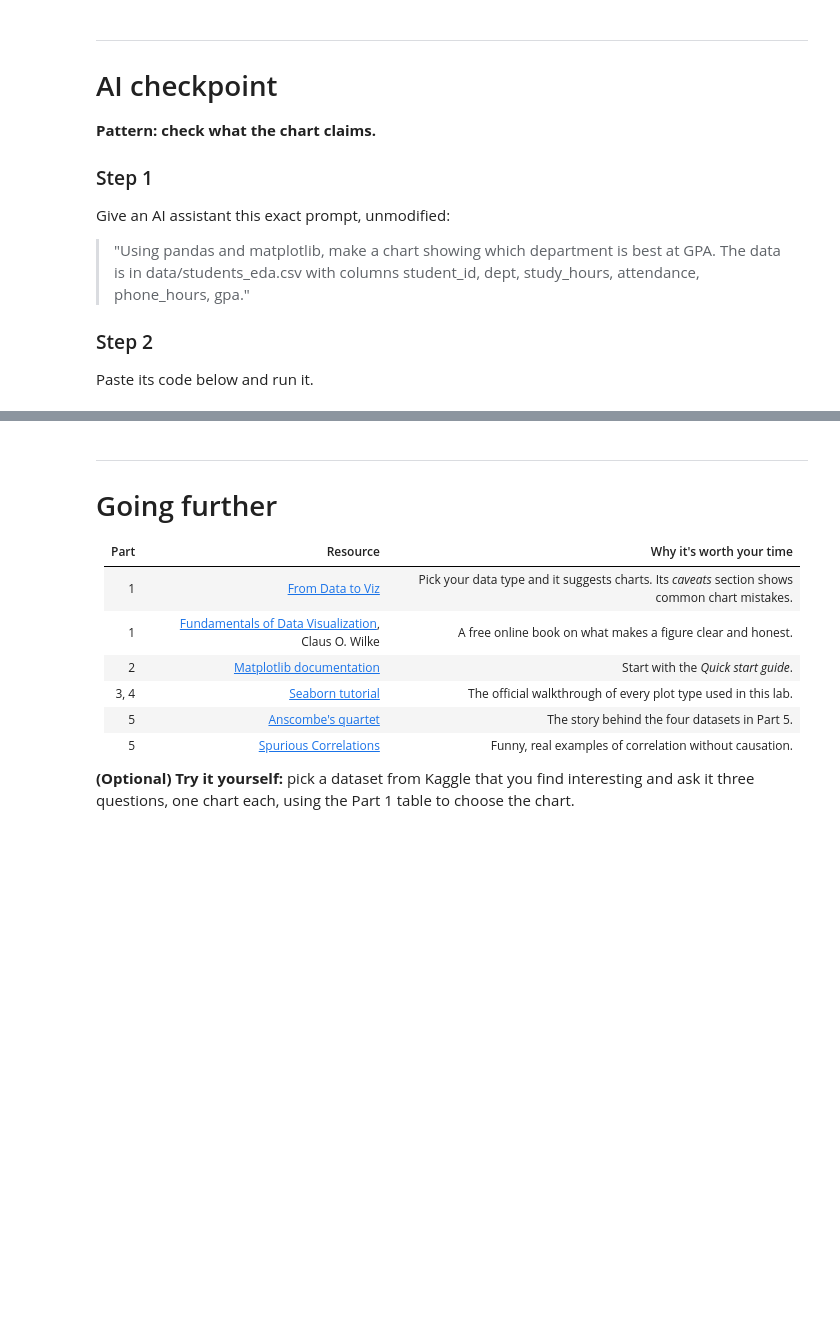
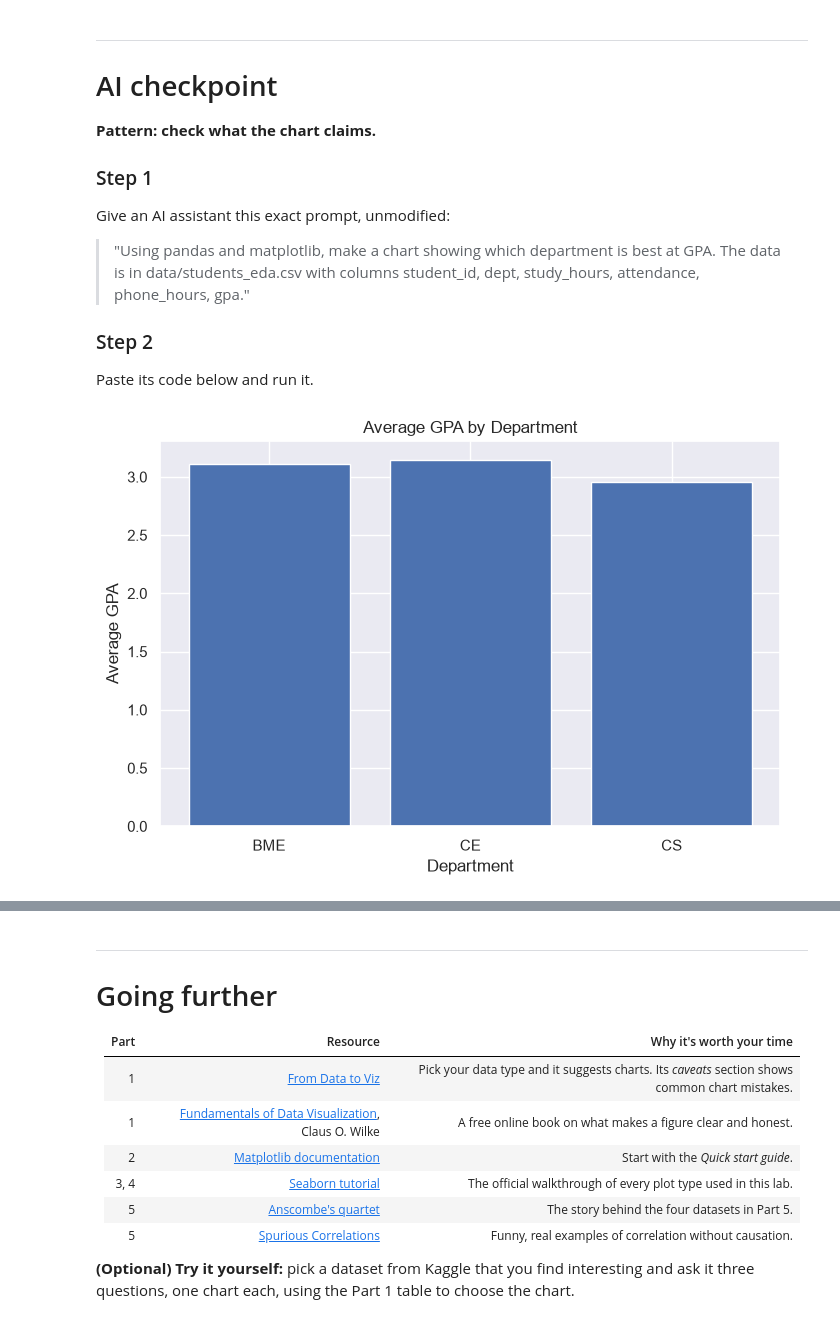
Before and after one commit to noranalmohsin/arti303, a Jupyter notebook: lab06.ipynb, the cells around one changed output, grey strips where cells are left out. Saved outputs shown, nothing was run; the diff lists cells and outputs as text; code cells hidden in the pictures; blank space fills up the shorter version.

```diff
--- a/lab06.ipynb
+++ b/lab06.ipynb
@@ -634,6 +697,23 @@ Give an AI assistant this exact prompt, unmodified:
 Paste its code below and run it.
 # %%
 # Paste the AI assistant's code here and run it
+import pandas as pd
+import matplotlib.pyplot as plt
+
+df = pd.read_csv("data/students_eda.csv")
+
+avg_gpa = df.groupby("dept")["gpa"].mean()
+
+plt.figure(figsize=(8, 5))
+plt.bar(avg_gpa.index, avg_gpa.values)
+
+plt.title("Average GPA by Department")
+plt.xlabel("Department")
+plt.ylabel("Average GPA")
+
+plt.show()
+# %% [output]
+[figure, added]
 # %% [markdown]
 ### Step 3: answer these in your own words
 
```
Also changed, not shown: parts of 21 cells of this notebook, 1 other file.
